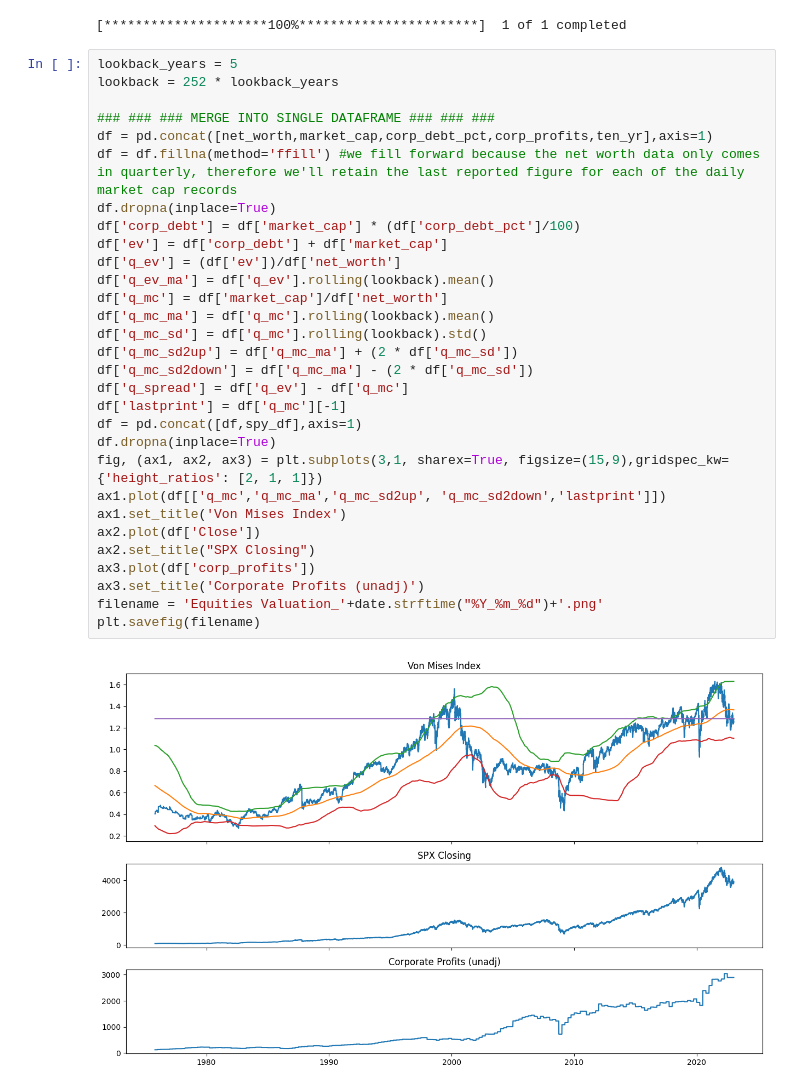
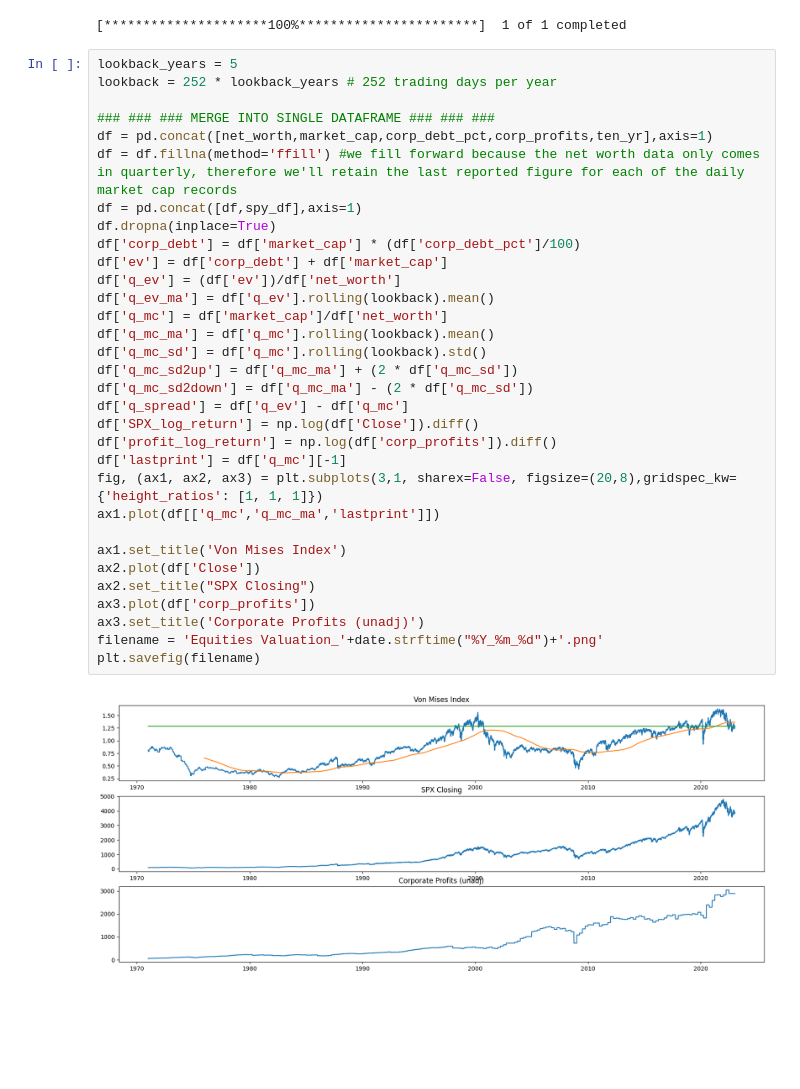
Before and after one commit to tom-buenoschonig/FRED-Sandbox, a Jupyter notebook: FRED_Data.ipynb, the cells around one changed output. Cells and saved outputs as stored; diff of their text form; blank space fills up the shorter version.

```diff
--- a/FRED_Data.ipynb
+++ b/FRED_Data.ipynb
@@ -105,36 +155,38 @@ spy_df = yf.download(
 [*********************100%***********************]  1 of 1 completed
 # %%
 lookback_years = 5
-lookback = 252 * lookback_years
+lookback = 252 * lookback_years # 252 trading days per year
 
 ### ### ### MERGE INTO SINGLE DATAFRAME ### ### ###
 df = pd.concat([net_worth,market_cap,corp_debt_pct,corp_profits,ten_yr],axis=1)
 df = df.fillna(method='ffill') #we fill forward because the net worth data only comes in quarterly, therefore we'll retain the last reported figure for each of the daily market cap records
+df = pd.concat([df,spy_df],axis=1)
 df.dropna(inplace=True)
 df['corp_debt'] = df['market_cap'] * (df['corp_debt_pct']/100)
 df['ev'] = df['corp_debt'] + df['market_cap']
 df['q_ev'] = (df['ev'])/df['net_worth']
 df['q_ev_ma'] = df['q_ev'].rolling(lookback).mean()
 df['q_mc'] = df['market_cap']/df['net_worth']
 df['q_mc_ma'] = df['q_mc'].rolling(lookback).mean()
 df['q_mc_sd'] = df['q_mc'].rolling(lookback).std()
 df['q_mc_sd2up'] = df['q_mc_ma'] + (2 * df['q_mc_sd'])
 df['q_mc_sd2down'] = df['q_mc_ma'] - (2 * df['q_mc_sd'])
 df['q_spread'] = df['q_ev'] - df['q_mc']
+df['SPX_log_return'] = np.log(df['Close']).diff()
+df['profit_log_return'] = np.log(df['corp_profits']).diff()
 df['lastprint'] = df['q_mc'][-1]
-df = pd.concat([df,spy_df],axis=1)
-df.dropna(inplace=True)
-fig, (ax1, ax2, ax3) = plt.subplots(3,1, sharex=True, figsize=(15,9),gridspec_kw={'height_ratios': [2, 1, 1]})
-ax1.plot(df[['q_mc','q_mc_ma','q_mc_sd2up', 'q_mc_sd2down','lastprint']])
+fig, (ax1, ax2, ax3) = plt.subplots(3,1, sharex=False, figsize=(20,8),gridspec_kw={'height_ratios': [1, 1, 1]})
+ax1.plot(df[['q_mc','q_mc_ma','lastprint']])
+
 ax1.set_title('Von Mises Index')
 ax2.plot(df['Close'])
 ax2.set_title("SPX Closing")
 ax3.plot(df['corp_profits'])
 ax3.set_title('Corporate Profits (unadj)')
 filename = 'Equities Valuation_'+date.strftime("%Y_%m_%d")+'.png'
 plt.savefig(filename)
 # %% [output]
-[figure, old version]
+[figure, new version]
 # %%
 df['q_mc_zscore'] = stats.zscore(df['q_mc'])
 print("Last VMI Print:",np.round(df['q_mc'][-1],decimals=4))
```
Also changed, not shown: parts of 19 cells of this notebook, 2 other files.
